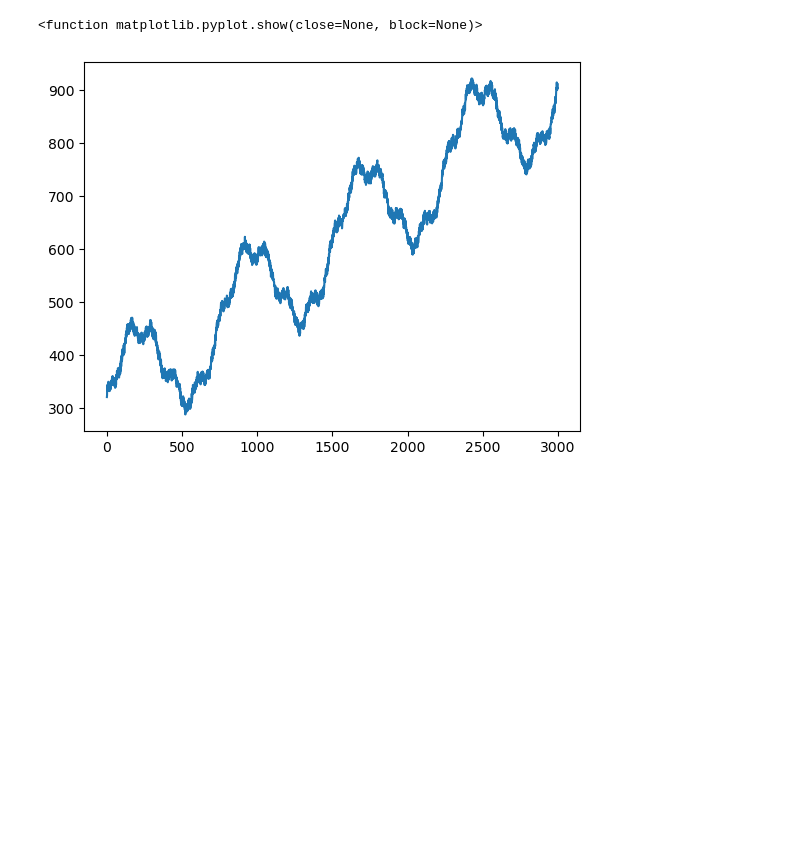
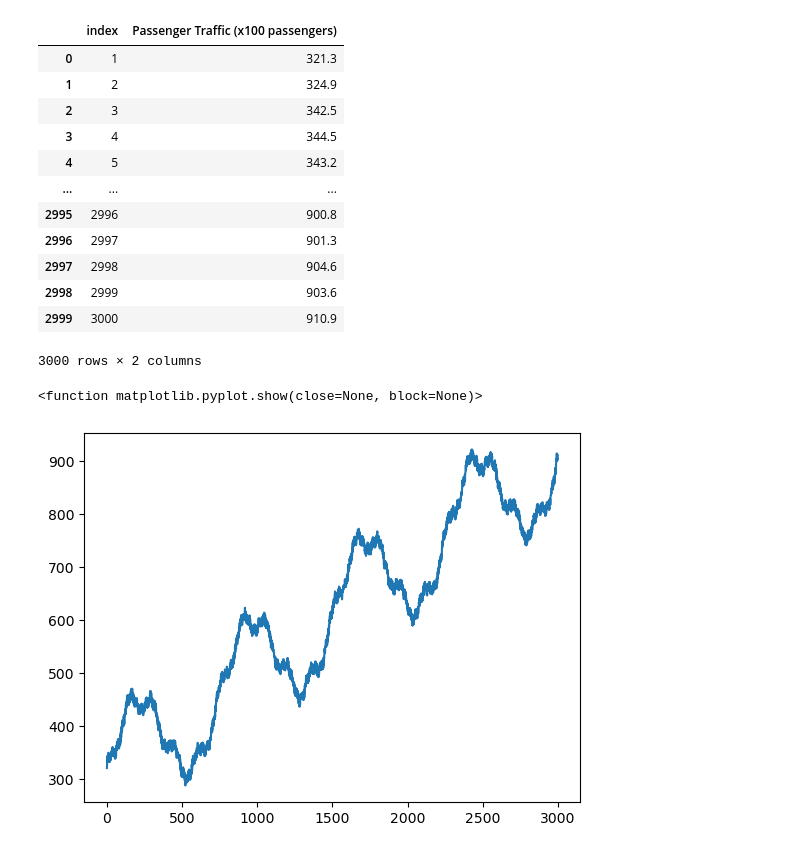
Before and after one commit to joyswish/275project2, a Jupyter notebook: project2.ipynb, the cells around one changed output. Saved outputs shown, nothing was run; the diff lists cells and outputs as text; code cells hidden in the pictures; blank space fills up the shorter version.

```diff
--- a/project2.ipynb
+++ b/project2.ipynb
@@ -13,6 +13,21 @@ from sklearn.preprocessing import MinMaxScaler
 from torch.utils.data import Dataset, DataLoader
 # %%
 df = pd.read_csv("AirportFootfalls_data.csv")
+df
+# %% [output]
+|  | index | Passenger Traffic (x100 passengers) |
+| 0 | 1 | 321.3 |
+| 1 | 2 | 324.9 |
+| 2 | 3 | 342.5 |
+| 3 | 4 | 344.5 |
+| 4 | 5 | 343.2 |
+| ... | ... | ... |
+| 2995 | 2996 | 900.8 |
+| 2996 | 2997 | 901.3 |
+| 2997 | 2998 | 904.6 |
+| 2998 | 2999 | 903.6 |
+| 2999 | 3000 | 910.9 |
+3000 rows × 2 columns
 # %%
 plt.plot(df['Passenger Traffic (x100 passengers)'])
 plt.show
```
Also changed, not shown: parts of 3 cells of this notebook.
